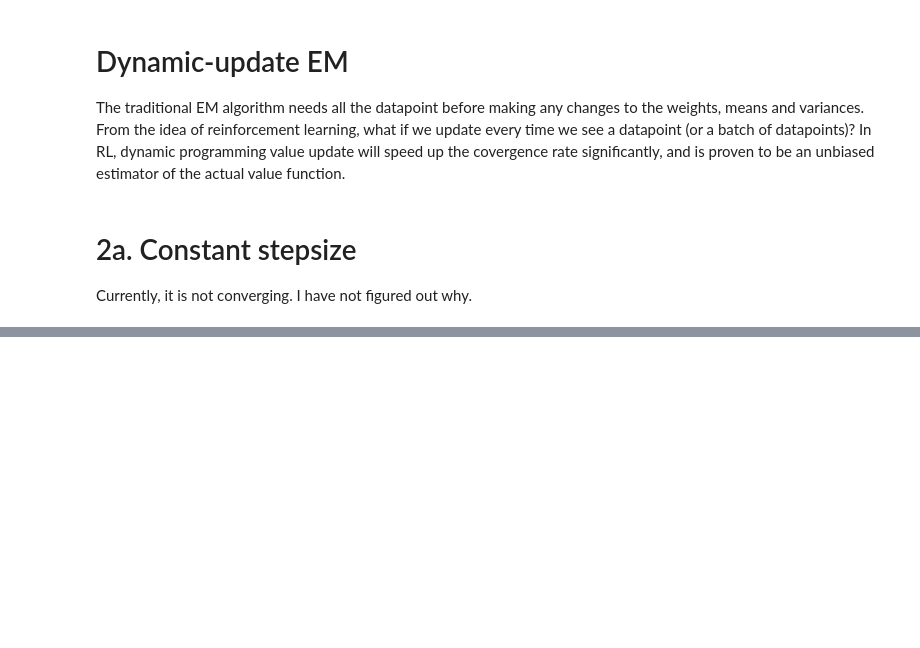
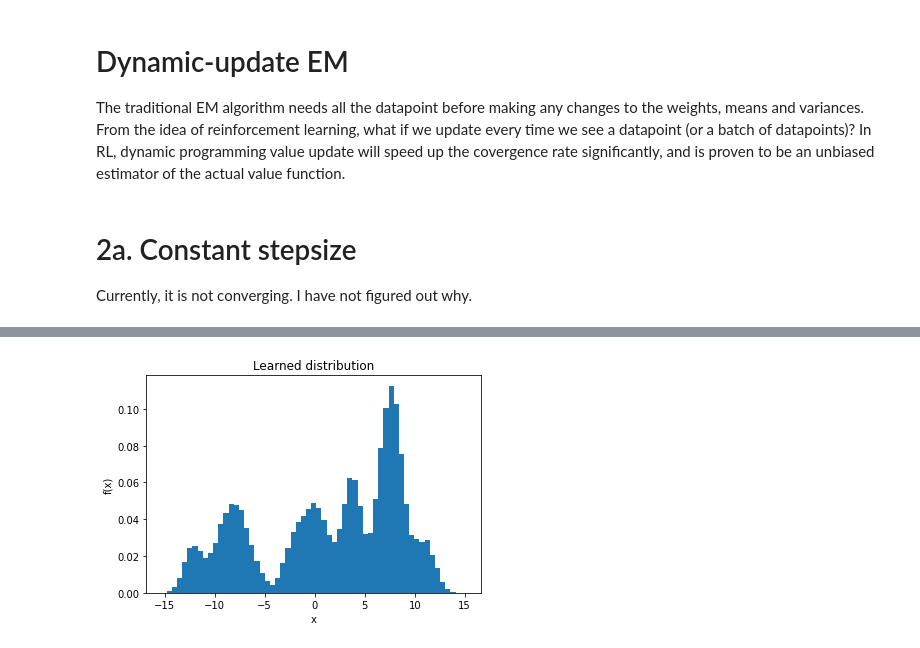
Before and after one commit to nguyen-thanh05/DyanamicallyUpdated-Expectation-Maximization-Algorithm, a Jupyter notebook: DynamicallyUpdated_EM.ipynb, the cells around one changed output, grey strips where cells are left out. Saved outputs shown, nothing was run; the diff lists cells and outputs as text; code cells hidden in the pictures; blank space fills up the shorter version.

```diff
--- a/DynamicallyUpdated_EM.ipynb
+++ b/DynamicallyUpdated_EM.ipynb
@@ -336,0 +359,12 @@ KeyboardInterrupt:
+# %%
+learned_mixture_index = np.random.choice(k, size = n, replace = True, p = predicted_weights_dynamic)
+learned_data = np.fromiter((np.random.normal(loc = predicted_mean_dynamic[index], scale = np.sqrt([predicted_variance_dynamic[index]])[0]) for index in learned_mixture_index), float)
+assert data.shape == (n, )
+
+plt.hist(learned_data, bins="auto", density=True)
+plt.xlabel("x")
+plt.ylabel("f(x)")
+plt.title("Learned distribution")
+plt.show()
+# %% [output]
+[figure, added]
```
Also changed, not shown: parts of 11 cells of this notebook.
